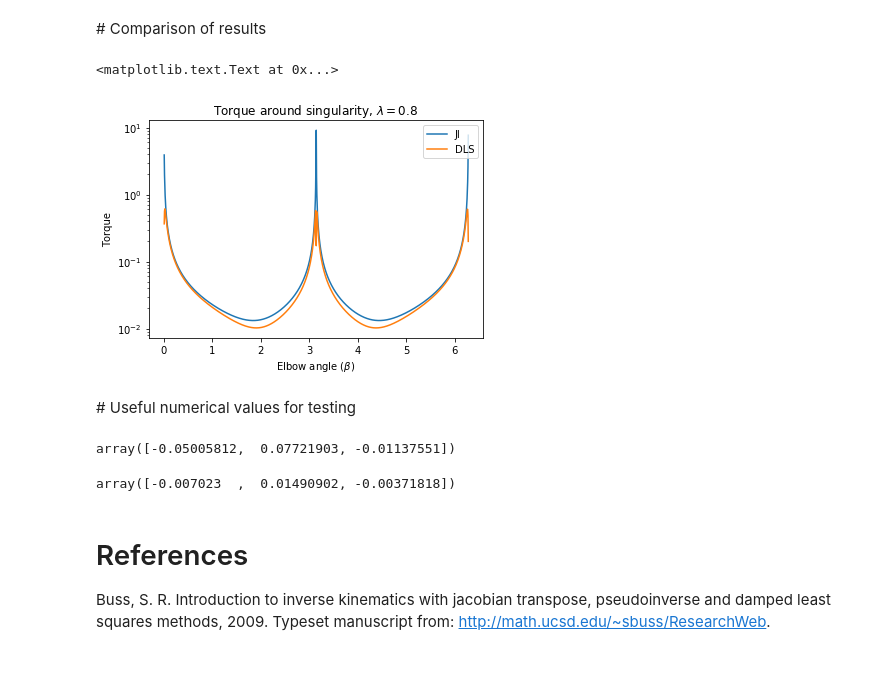
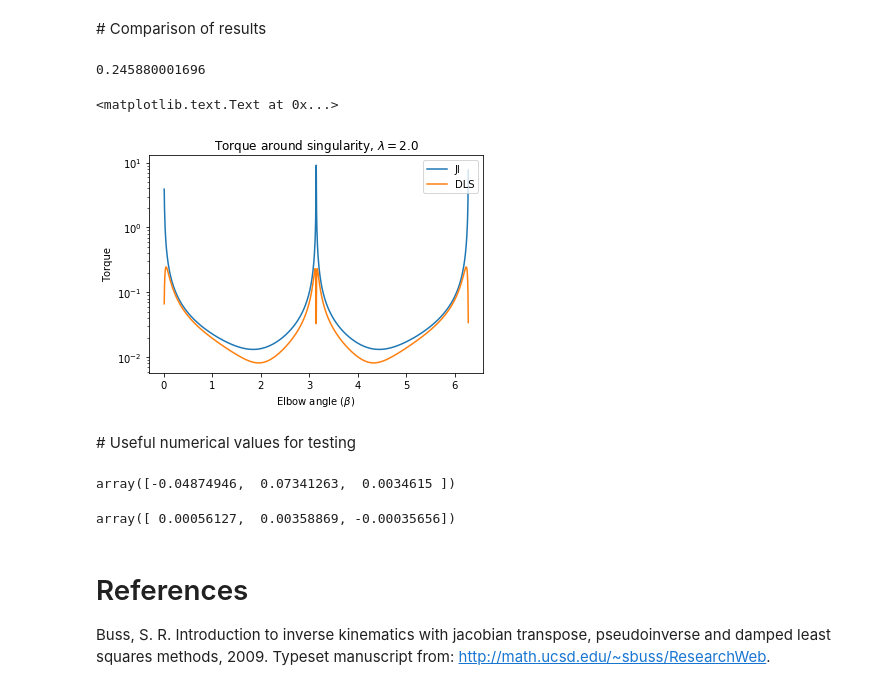
Before and after one commit to cvra/robot-software, a Jupyter notebook: doc/Debra Kinematics.ipynb, the cells around one changed output. Cells and saved outputs as stored; diff of their text form; code cells hidden in the pictures.

```diff
--- a/doc/Debra Kinematics.ipynb
+++ b/doc/Debra Kinematics.ipynb
@@ -78,43 +78,46 @@ plt.title('Torque error for DLS')
 # %% [markdown]
 # Comparison of results
 # %%
-damping = 0.8
+damping = 2
 DLS = lambda J, F: J.T @ np.linalg.inv((J @ J.T + damping ** 2 * np.eye(3))) @ F
 Beta = np.linspace(0.00, 2 * 3.14, num=1000)
 
 def JI_safe(J, F):
     try:
         return JI(J, F)
     except:
         return float('nan')
 
 torque_JI = lambda beta: np.linalg.norm(JI_safe(Jnum(0, beta, 0, 100, 100, 0), F))
 torque_JI = np.vectorize(torque_JI)
 
 torque_DLS = lambda beta: np.linalg.norm(DLS(Jnum(0, beta, 0, 100, 100, 0), F))
 torque_DLS = np.vectorize(torque_DLS)
 
 plt.semilogy(Beta, np.array([torque_JI(b) for b in Beta]))
 plt.semilogy(Beta, np.array([torque_DLS(b) for b in Beta]))
 
+print(np.max(np.array([torque_DLS(b) for b in Beta])))
+
 plt.legend(('JI', 'DLS'))
 plt.xlabel('Elbow angle ($\\beta$)')
 plt.ylabel('Torque')
 #plt.ylim(-0.1, 1)
 plt.title('Torque around singularity, $\\lambda = {:.1f}$'.format(damping))
 # %% [output]
-<matplotlib.text.Text at 0x...>
+0.245880001696
+<matplotlib.text.Text at 0x...>
-[figure, old version]
+[figure, new version]
 # %% [markdown]
 # Useful numerical values for testing
 # %%
-DLS_damp(Jnum(0.2, -0.2, 0., 100, 200, 30), np.array([1, 1, 0]), 0.8)
+DLS(Jnum(0.2, -0.2, 0., 100, 200, 30), np.array([1, 1, 0]))
 # %% [output]
-array([-0.05005812,  0.07721903, -0.01137551])
+array([-0.04874946,  0.07341263,  0.0034615 ])
 # %%
-DLS_damp(Jnum(0.2e-3, -0.2e-3, 0., 100, 200, 30), np.array([1, 1, 0]), 0.8)
+DLS(Jnum(0.2e-3, -0.2e-3, 0., 100, 200, 30), np.array([1, 1, 0]))
 # %% [output]
-array([-0.007023  ,  0.01490902, -0.00371818])
+array([ 0.00056127,  0.00358869, -0.00035656])
 # %% [markdown]
 # References
 Buss, S. R. Introduction to inverse kinematics with jacobian transpose, pseudoinverse and damped least squares methods, 2009. Typeset manuscript from: http://math.ucsd.edu/~sbuss/ResearchWeb.
```
Also changed, not shown: 2 other files.
